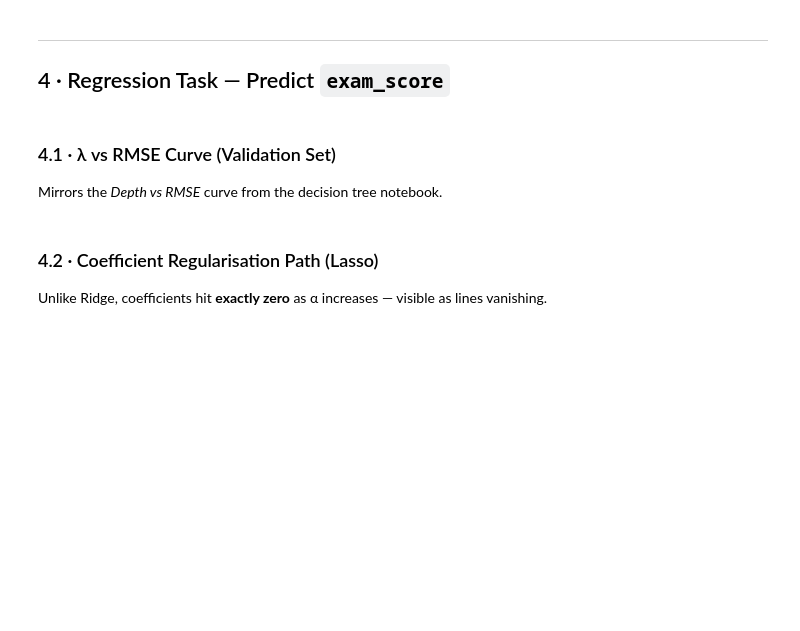
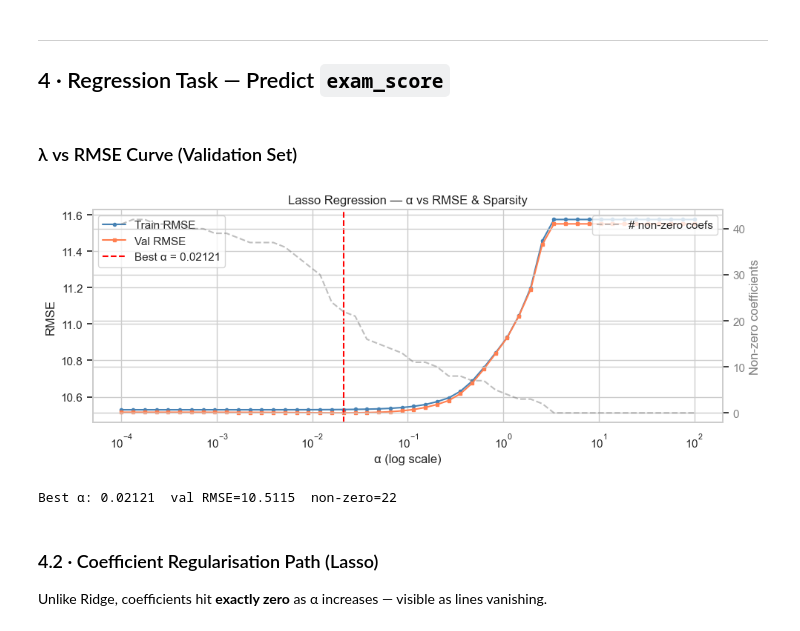
Before and after one commit to abby-stevenson/GradeOptimiser, a Jupyter notebook: project/lasso_regression.ipynb, the cells around one changed output. Saved outputs shown, nothing was run; the diff lists cells and outputs as text; code cells hidden in the pictures; blank space fills up the shorter version.

Commit message:
feat: pre-processing fix + ridge and lasso

```diff
--- a/project/lasso_regression.ipynb
+++ b/project/lasso_regression.ipynb
@@ -52,5 +36,5 @@ print('Config OK. Output directory:', OUT_DIR)
 # %%
-# Scaled splits — linear models require standardised features
+# Loading Scaled Data
 X_train = pd.read_csv(f'{PROCESSED_DIR}/X_train_scaled.csv', index_col=0)
 X_val   = pd.read_csv(f'{PROCESSED_DIR}/X_val_scaled.csv',   index_col=0)
 X_test  = pd.read_csv(f'{PROCESSED_DIR}/X_test_scaled.csv',  index_col=0)
@@ -60,15 +44,17 @@ y_reg_train = pd.read_csv(f'{PROCESSED_DIR}/y_reg_train.csv', index_col=0).squee
 y_reg_val   = pd.read_csv(f'{PROCESSED_DIR}/y_reg_val.csv',   index_col=0).squeeze()
 y_reg_test  = pd.read_csv(f'{PROCESSED_DIR}/y_reg_test.csv',  index_col=0).squeeze()
 
-# Classification targets
-y_clf_train = pd.read_csv(f'{PROCESSED_DIR}/y_clf_train.csv', index_col=0).squeeze()
-y_clf_val   = pd.read_csv(f'{PROCESSED_DIR}/y_clf_val.csv',   index_col=0).squeeze()
-y_clf_test  = pd.read_csv(f'{PROCESSED_DIR}/y_clf_test.csv',  index_col=0).squeeze()
+feature_names = pd.read_csv(f'{PROCESSED_DIR}/feature_list.csv')['feature'].tolist()
 
-feature_names = pd.read_csv(f'{PROCESSED_DIR}/feature_list.csv')['feature'].tolist()
+X_train = X_train.fillna(0).astype('float64')
+X_val   = X_val.fillna(0).astype('float64')
+X_test  = X_test.fillna(0).astype('float64')
+
+y_reg_train = y_reg_train.fillna(y_reg_train.mean()).astype('float64')
+y_reg_val   = y_reg_val.fillna(y_reg_val.mean()).astype('float64')
+y_reg_test  = y_reg_test.fillna(y_reg_test.mean()).astype('float64')
 
 print('Loaded splits:')
 for name, arr in [('Train', X_train), ('Val', X_val), ('Test', X_test)]:
     print(f'  {name:5s}  {arr.shape[0]:6d} rows  {arr.shape[1]} features')
 print(f'\nRegression target  — mean={y_reg_train.mean():.2f}, std={y_reg_train.std():.2f}')
-print(f'Classification target — class balance {y_clf_train.value_counts(normalize=True).round(3).to_dict()}')
@@ -186,46 +152,46 @@ print(f'Iterations        : {scratch.n_iter_}')
 ---
 ## 4 · Regression Task — Predict `exam_score`
 # %% [markdown]
-### 4.1 · λ vs RMSE Curve (Validation Set)
-
-Mirrors the *Depth vs RMSE* curve from the decision tree notebook.
+### λ vs RMSE Curve (Validation Set)
 # %%
-# Note: our lambda_ absorbs the n factor, so we search in raw λ/n units here.
 n_train = len(X_train)
-alphas  = np.logspace(-4, 2, 50)   # sklearn-style alpha values
+alphas  = np.logspace(-4, 2, 50)
 
 train_rmses, val_rmses, n_nonzeros = [], [], []
 
 for alpha in alphas:
-    m = LassoRegressionScratch(lambda_=alpha * n_train, max_iter=2000)
+    m = LassoRegression(lambda_=alpha * n_train, max_iter=2000)
     m.fit(X_train, y_reg_train)
     train_rmses.append(np.sqrt(mean_squared_error(y_reg_train, m.predict(X_train))))
     val_rmses.append(np.sqrt(mean_squared_error(y_reg_val,     m.predict(X_val))))
     n_nonzeros.append(m.n_nonzero_)
 
 best_alpha_idx = np.argmin(val_rmses)
 best_alpha_reg = alphas[best_alpha_idx]
 
 fig, ax1 = plt.subplots(figsize=(10, 4))
 ax1.semilogx(alphas, train_rmses, 'o-', markersize=3, label='Train RMSE', color='steelblue')
 ax1.semilogx(alphas, val_rmses,   's-', markersize=3, label='Val RMSE',   color='coral')
 ax1.axvline(best_alpha_reg, color='red', linestyle='--',
             label=f'Best α = {best_alpha_reg:.5f}')
 ax1.set_xlabel('α (log scale)')
 ax1.set_ylabel('RMSE')
 ax1.legend(loc='upper left')
 
 ax2 = ax1.twinx()
 ax2.semilogx(alphas, n_nonzeros, '--', color='gray', alpha=0.5, label='# non-zero coefs')
 ax2.set_ylabel('Non-zero coefficients', color='gray')
 ax2.tick_params(axis='y', labelcolor='gray')
 ax2.legend(loc='upper right')
 
 plt.title('Lasso Regression — α vs RMSE & Sparsity')
 plt.tight_layout()
 plt.savefig(f'{OUT_DIR}/figures/reg_alpha_vs_rmse.png', dpi=150)
 plt.show()
 print(f'Best α: {best_alpha_reg:.5f}  val RMSE={val_rmses[best_alpha_idx]:.4f}  non-zero={n_nonzeros[best_alpha_idx]}')
+# %% [output]
+[figure, added]
+Best α: 0.02121  val RMSE=10.5115  non-zero=22
 # %% [markdown]
 ### 4.2 · Coefficient Regularisation Path (Lasso)
 
```
Also changed, not shown: parts of 35 cells of this notebook, 13 other files.
